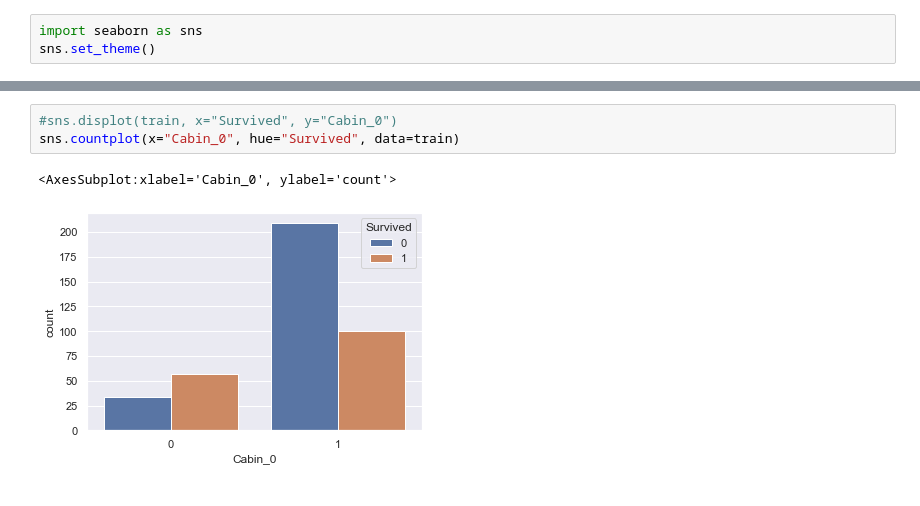
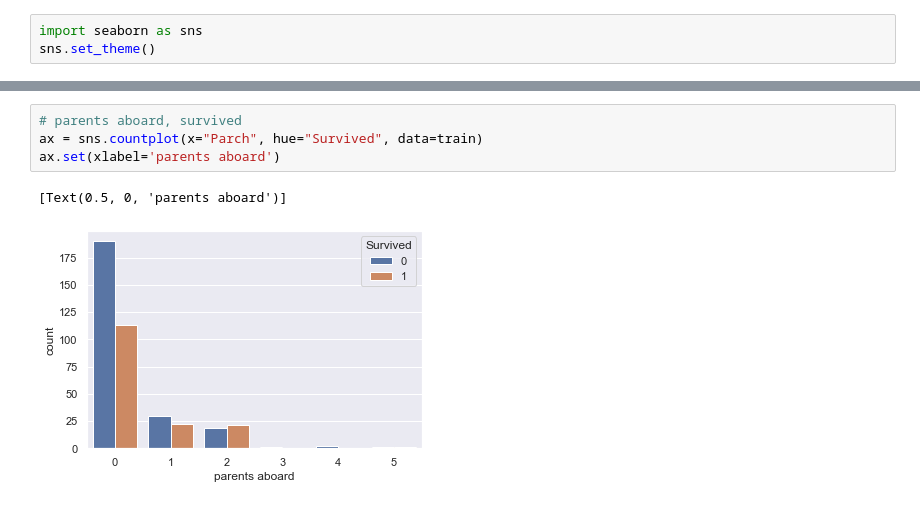
Before and after one commit to feliciahf/StudyGroupSem2, a Jupyter notebook: w2_curse_of_dimensionality(1).ipynb, the cells around one changed output, grey strips where cells are left out. Cells and saved outputs as stored; diff of their text form.

```diff
--- a/w2_curse_of_dimensionality(1).ipynb
+++ b/w2_curse_of_dimensionality(1).ipynb
@@ -201,6 +232,7 @@ sns.set_theme()
 # %%
-#sns.displot(train, x="Survived", y="Cabin_0")
-sns.countplot(x="Cabin_0", hue="Survived", data=train)
+# parents aboard, survived
+ax = sns.countplot(x="Parch", hue="Survived", data=train)
+ax.set(xlabel='parents aboard')
 # %% [output]
-<AxesSubplot:xlabel='Cabin_0', ylabel='count'>
+[Text(0.5, 0, 'parents aboard')]
-[figure, old version]
+[figure, new version]
```
Also changed, not shown: parts of 9 cells of this notebook.
